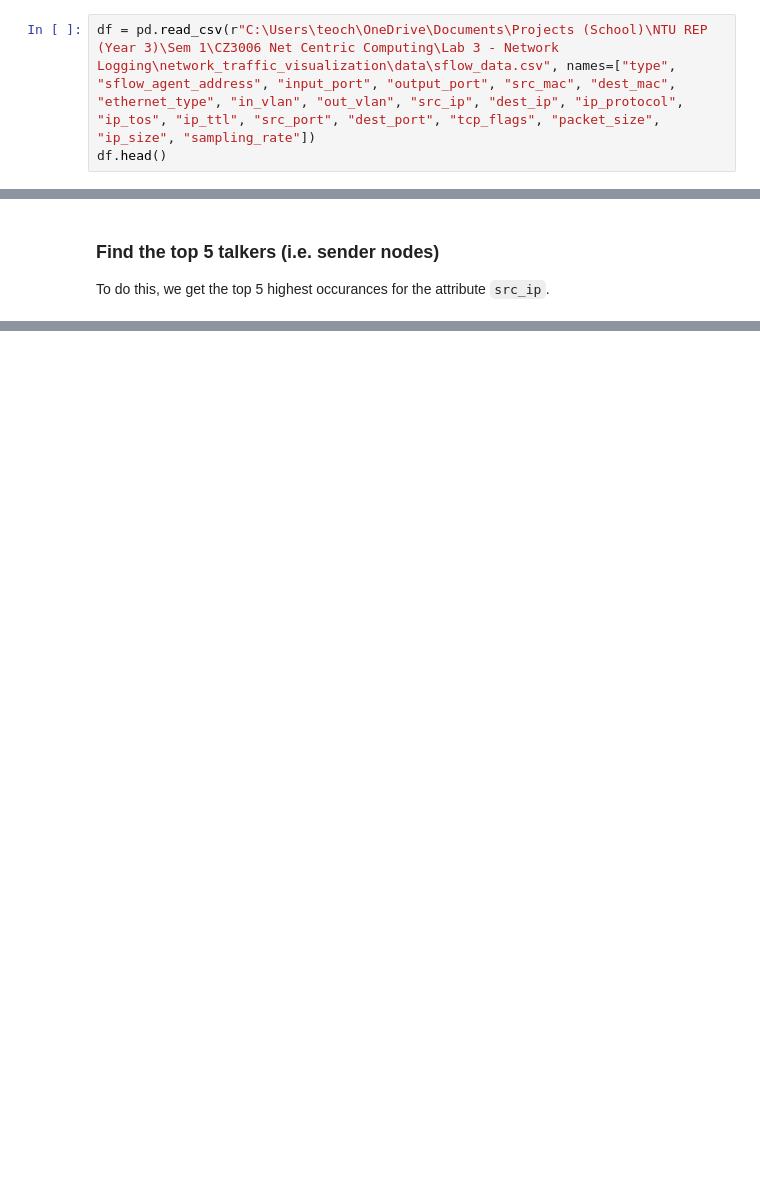
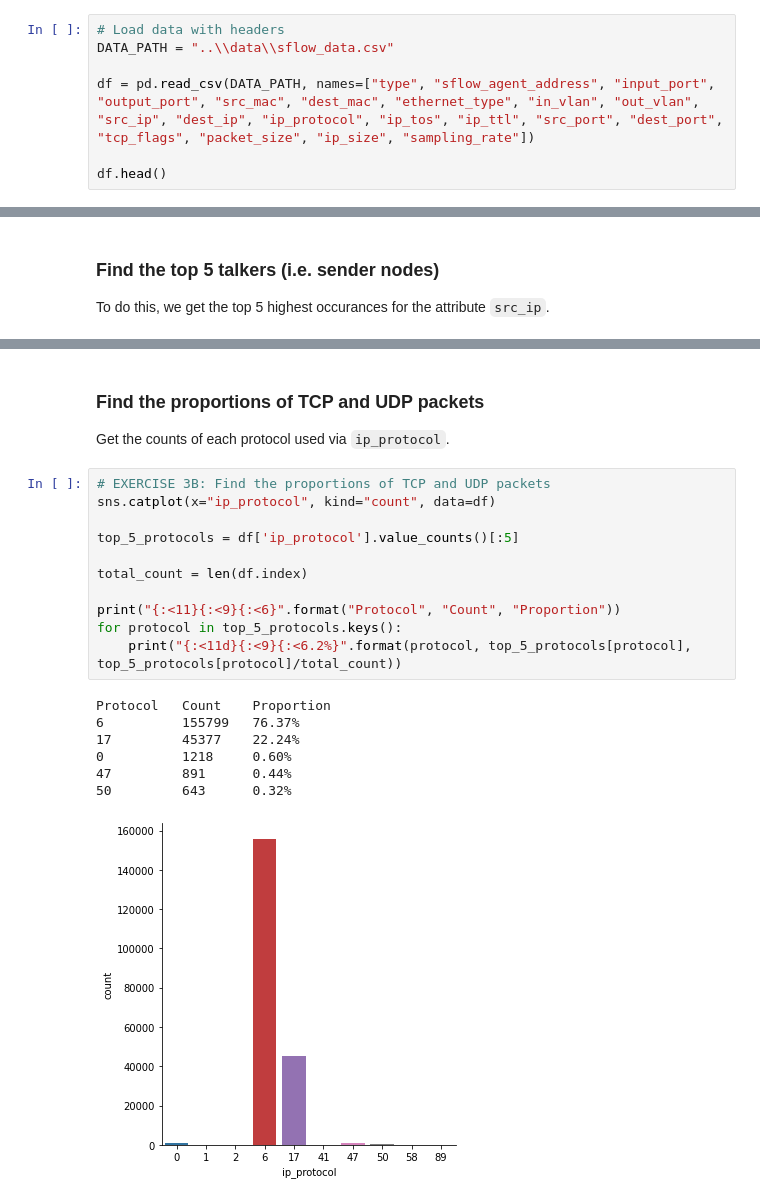
Before and after one commit to chenningg/cz3006-network-traffic-visualization, a Jupyter notebook: notebooks/network_traffic_visualization.ipynb, the cells around one changed output, grey strips where cells are left out. Saved outputs shown, nothing was run; the diff lists cells and outputs as text; blank space fills up the shorter version.

````diff
--- a/notebooks/network_traffic_visualization.ipynb
+++ b/notebooks/network_traffic_visualization.ipynb
@@ -10,5 +14,9 @@ import os
 # %%
-df = pd.read_csv(r"C:\Users\teoch\OneDrive\Documents\Projects (School)\NTU REP (Year 3)\Sem 1\CZ3006 Net Centric Computing\Lab 3 - Network Logging\network_traffic_visualization\data\sflow_data.csv", names=["type", "sflow_agent_address", "input_port", "output_port", "src_mac", "dest_mac", "ethernet_type", "in_vlan", "out_vlan", "src_ip", "dest_ip", "ip_protocol", "ip_tos", "ip_ttl", "src_port", "dest_port", "tcp_flags", "packet_size", "ip_size", "sampling_rate"])
+# Load data with headers
+DATA_PATH = "..\\data\\sflow_data.csv"
+
+df = pd.read_csv(DATA_PATH, names=["type", "sflow_agent_address", "input_port", "output_port", "src_mac", "dest_mac", "ethernet_type", "in_vlan", "out_vlan", "src_ip", "dest_ip", "ip_protocol", "ip_tos", "ip_ttl", "src_port", "dest_port", "tcp_flags", "packet_size", "ip_size", "sampling_rate"])
+
 df.head()
 # %% [output]
 |  | type | sflow_agent_address | input_port | output_port | src_mac | dest_mac | ethernet_type | in_vlan | ... |
@@ -30,0 +62,22 @@ df['src_ip'].value_counts()[:5].index.tolist()
+# %% [markdown]
+### Find the proportions of TCP and UDP packets
+Get the counts of each protocol used via ```ip_protocol```.
+# %%
+# EXERCISE 3B: Find the proportions of TCP and UDP packets
+sns.catplot(x="ip_protocol", kind="count", data=df)
+
+top_5_protocols = df['ip_protocol'].value_counts()[:5]
+
+total_count = len(df.index)
+
+print("{:<11}{:<9}{:<6}".format("Protocol", "Count", "Proportion"))
+for protocol in top_5_protocols.keys():
+    print("{:<11d}{:<9}{:<6.2%}".format(protocol, top_5_protocols[protocol], top_5_protocols[protocol]/total_count))
+# %% [output]
+Protocol   Count    Proportion
+6          155799   76.37%
+17         45377    22.24%
+0          1218     0.60%
+47         891      0.44%
+50         643      0.32%
+[figure, added]
````
Also changed, not shown: parts of 16 cells of this notebook, 4 other files.
